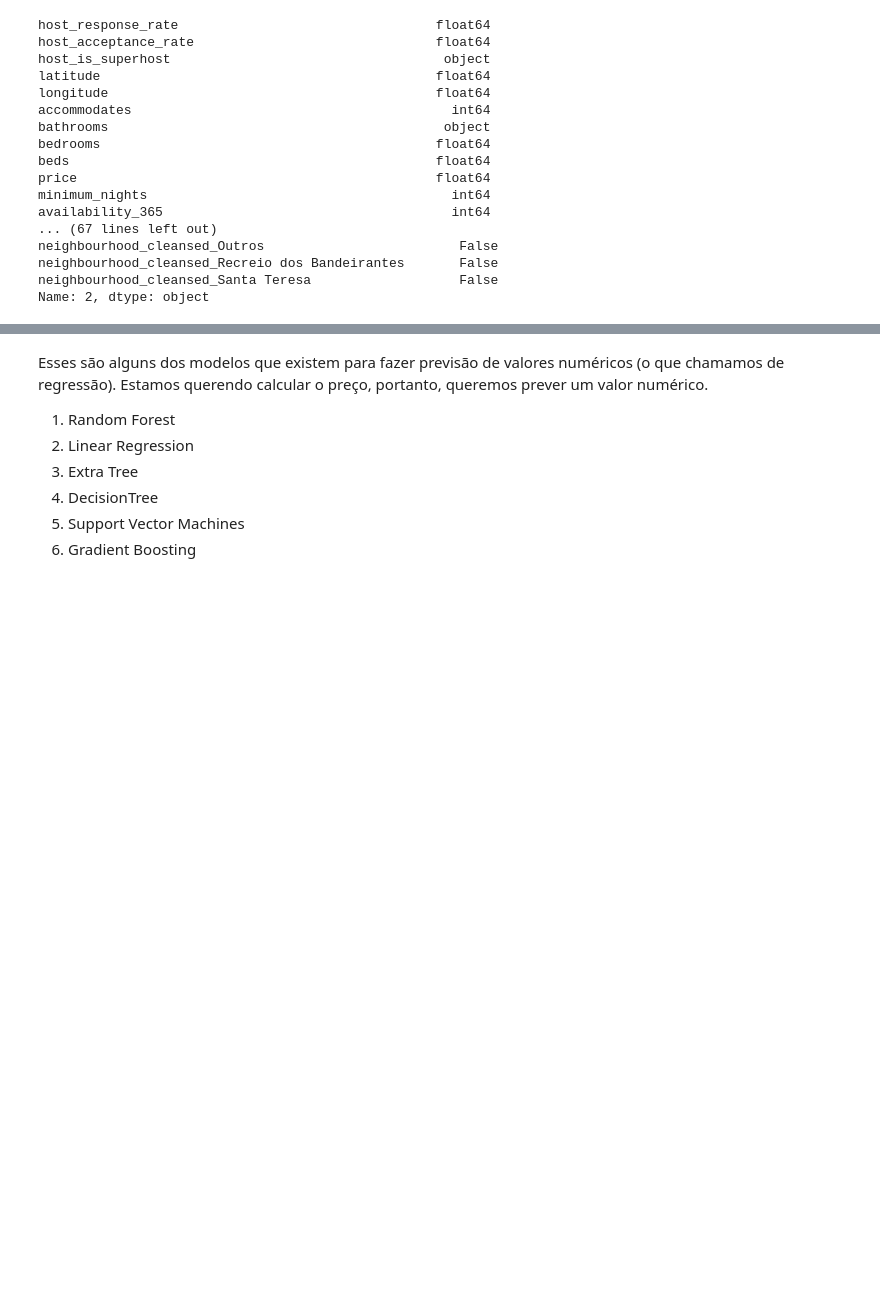
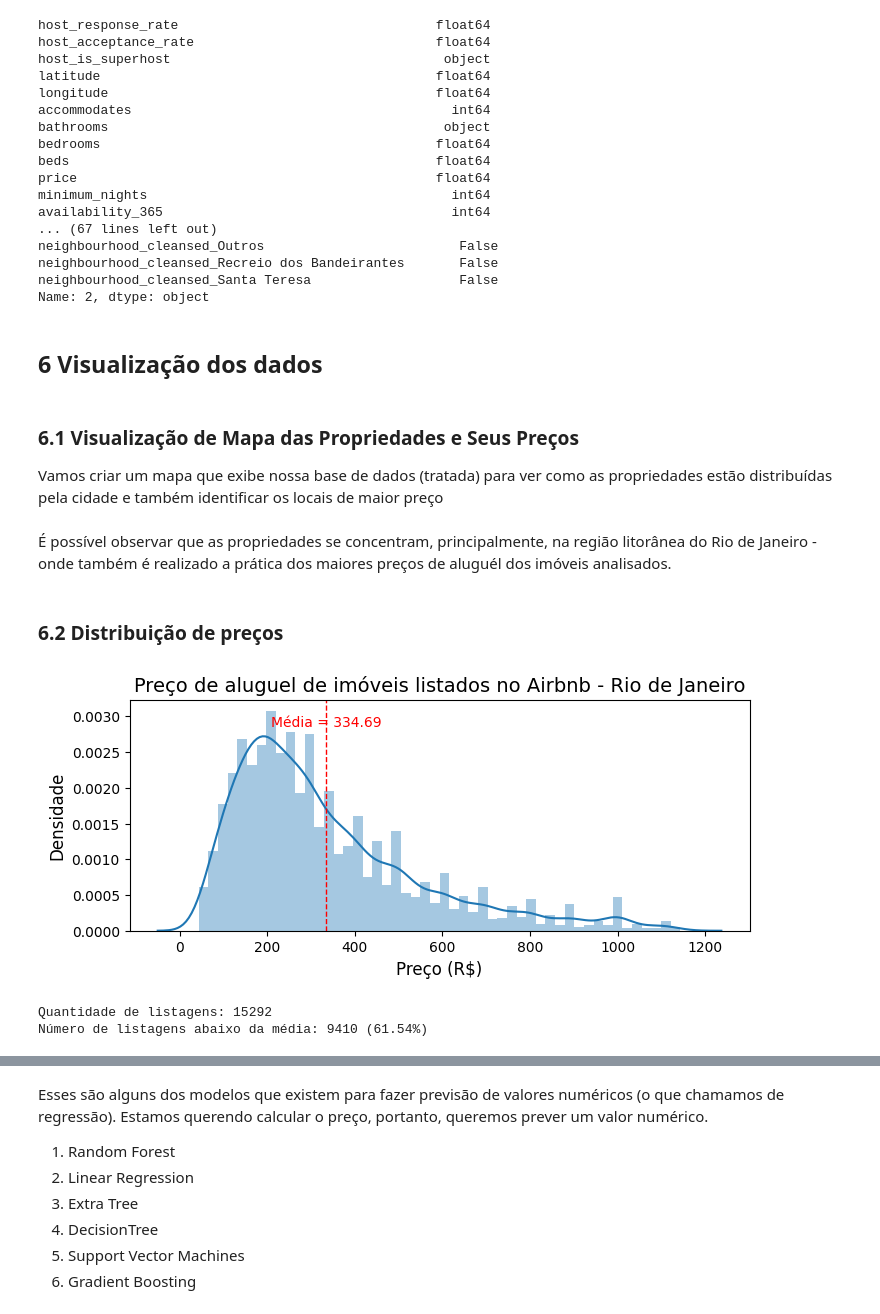
Before and after one commit to Ciencia-de-Dados-IMT/Projeto-I, a Jupyter notebook: Projeto_S1.ipynb, the cells around one changed output, grey strips where cells are left out. Cells and saved outputs as stored; diff of their text form; code cells hidden in the pictures; blank space fills up the shorter version.

Commit message:
Análise dos dados puros

```diff
--- a/Projeto_S1.ipynb
+++ b/Projeto_S1.ipynb
@@ -657,3 +677,9 @@ neighbourhood_cleansed_Outros                         False
 neighbourhood_cleansed_Recreio dos Bandeirantes       False
 neighbourhood_cleansed_Santa Teresa                   False
 Name: 2, dtype: object
+# %% [markdown]
+## **6 Visualização dos dados**
+# %% [markdown]
+### 6.1 Visualização de Mapa das Propriedades e Seus Preços
+
+Vamos criar um mapa que exibe nossa base de dados (tratada) para ver como as propriedades estão distribuídas pela cidade e também identificar os locais de maior preço
@@ -659,0 +694,15 @@ Name: 2, dtype: object
+# %% [markdown]
+É possível observar que as propriedades se concentram, principalmente, na região litorânea do Rio de Janeiro - onde também é realizado a prática dos maiores preços de aluguél dos imóveis analisados.
+# %% [markdown]
+### 6.2 Distribuição de preços
+# %%
+histograma(base_airbnb_listagens_cod['price'], 'Preço de aluguel de imóveis listados no Airbnb - Rio de Janeiro', 'Preço (R$)', 'Densidade', 12, 14)
+n_t = len(base_airbnb_listagens_cod)
+print(f'Quantidade de listagens: {n_t}')
+
+n_1 = len(base_airbnb_listagens_cod[base_airbnb_listagens_cod["price"] < base_airbnb_listagens_cod["price"].mean()])
+print(f'Número de listagens abaixo da média: {n_1} ({n_1/n_t*100:.2f}%)')
+# %% [output]
+[figure, added]
+Quantidade de listagens: 15292
+Número de listagens abaixo da média: 9410 (61.54%)
```
Also changed, not shown: parts of 35 cells of this notebook.
